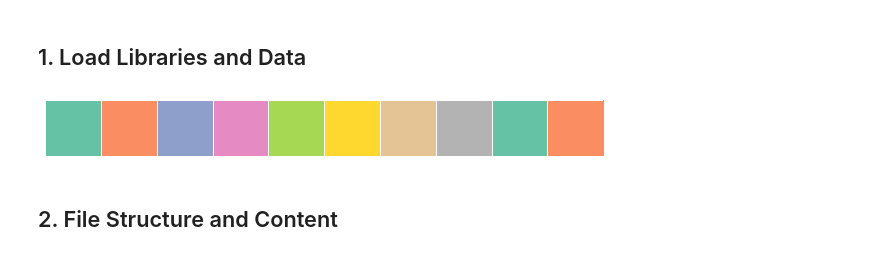
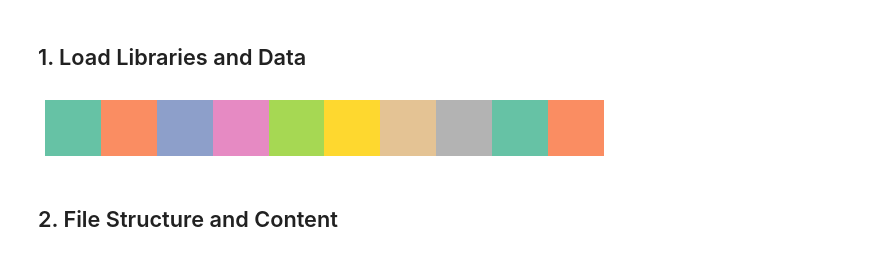
Before and after one commit to KirosG/RestaurantVisitorForecasting, a Jupyter notebook: RestaurantVisitorForecasting.ipynb, the cells around one changed output. Saved outputs shown, nothing was run; the diff lists cells and outputs as text; code cells hidden in the pictures.

```diff
--- a/RestaurantVisitorForecasting.ipynb
+++ b/RestaurantVisitorForecasting.ipynb
@@ -21,11 +21,12 @@ from xgboost import XGBRegressor
 from matplotlib.colors import ListedColormap
 # %%
 # Set color palette
+sns.set_style('dark')
 sns.palplot(sns.color_palette('Set2', 10))
 palette = sns.color_palette('Set2', 10)
 my_cmap = ListedColormap(palette)
 # %% [output]
-[figure, old version]
+[figure, new version]
 # %%
 air_reserve = pd.read_csv('data/air_reserve.csv')
 air_store_info = pd.read_csv('data/air_store_info.csv')
```
Also changed, not shown: parts of 4 cells of this notebook.
